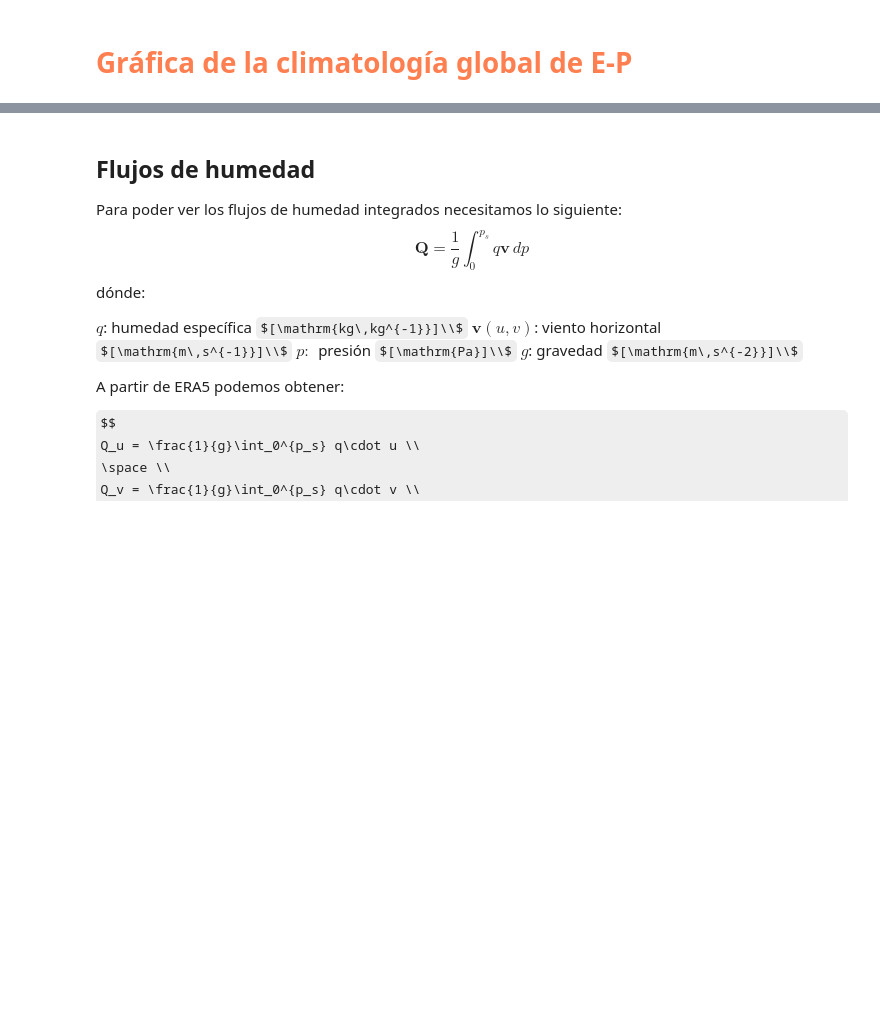
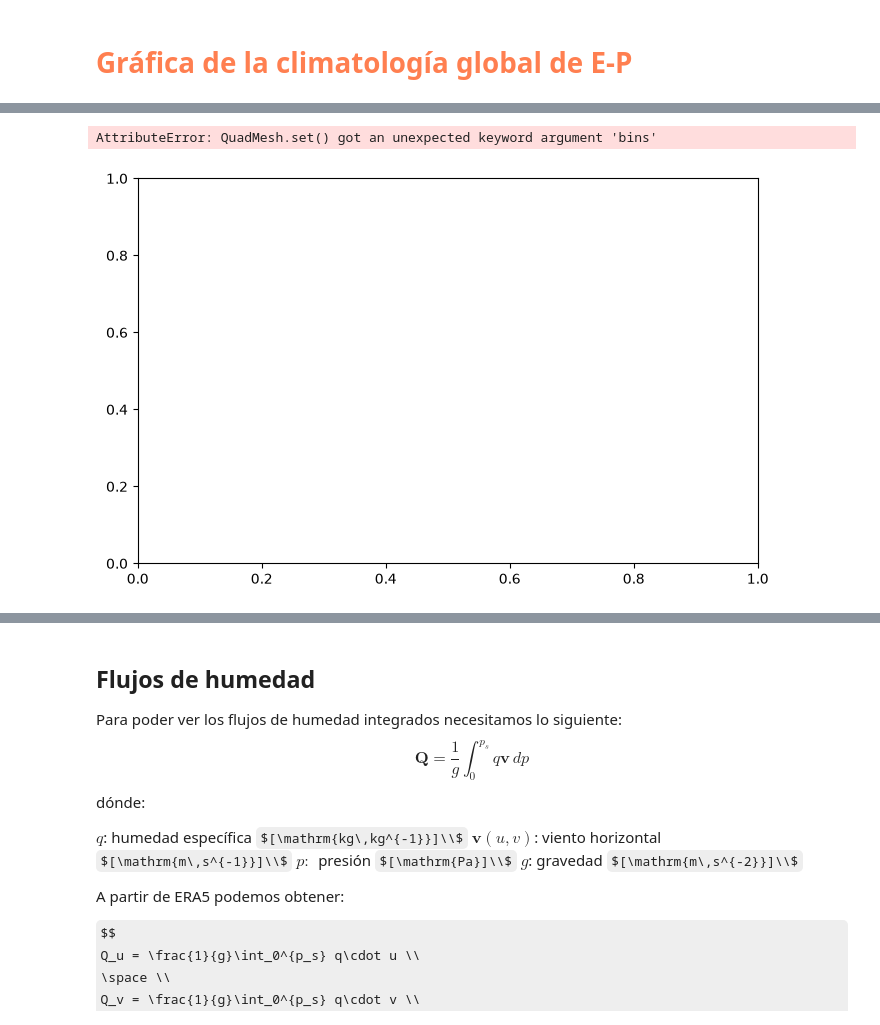
Before and after one commit to Dinamica-del-Clima-2027-1/Notebooks, a Jupyter notebook: Cartopy_1.ipynb, the cells around one changed output, grey strips where cells are left out. Cells and saved outputs as stored; diff of their text form; code cells hidden in the pictures; some formulas as TeX source; blank space fills up the shorter version.

```diff
--- a/Cartopy_1.ipynb
+++ b/Cartopy_1.ipynb
@@ -396,2 +438,9 @@ Obtener la climatologia global de E-P y graficarla
+# %%
+# Calculamos E - P
+# Positivo (>0) = Fuente de humedad (domina la evaporación)
+# Negativo (<0) = Sumidero de humedad (domina la precipitación)
+e_menos_p = climatologia - climatologia_tp
+# e_minus_p.attrs['units'] = 'mm / day'
+# e_minus_p.attrs['long_name'] = 'Net Water Vapor Flux (E - P)'
 # %% [markdown]
 # **<font color = "Coral">  Gráfica de la climatología global de E-P</font>**
@@ -397,0 +469,16 @@ Obtener la climatologia global de E-P y graficarla
+# %%
+plt.figure(figsize=(8, 5))
+
+e_menos_p.plot(bins = 100, edgecolor = "b", color = "coral")
+
+
+plt.title("Distribución de E-P")
+plt.xlabel("E-P [mm $dia^{-1}$]")
+plt.ylabel("Frecuencia")
+plt.grid(True, alpha=0.3)
+
+# plt.xlim(0,10)
+plt.show()
+# %% [output]
+AttributeError: QuadMesh.set() got an unexpected keyword argument 'bins'
+[figure, added]
```
Also changed, not shown: parts of 11 cells of this notebook.
